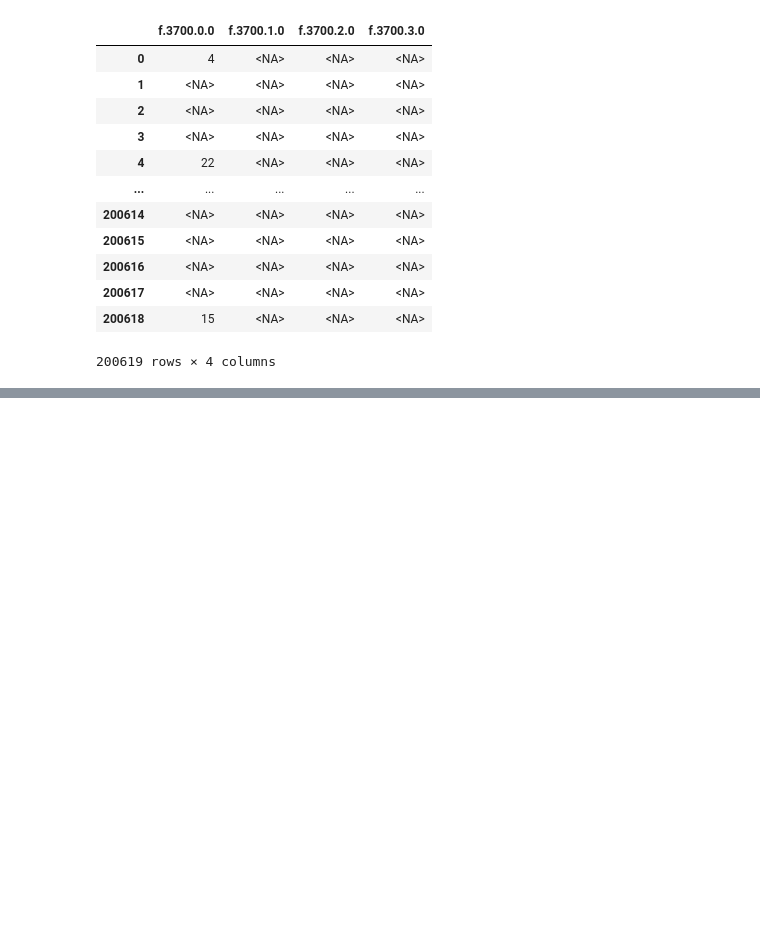
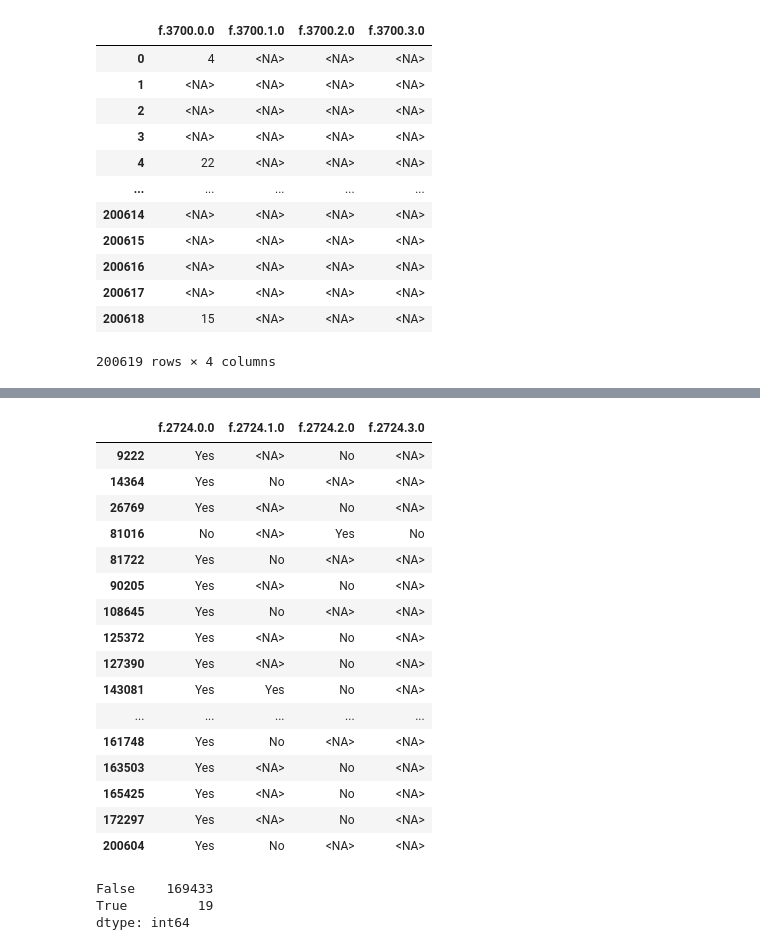
Before and after one commit to statgenetics/UKBB_GWAS_dev, a Jupyter notebook: workflow/051822_ARHI_sex_interaction.ipynb, the cells around one changed output, grey strips where cells are left out. Drawn from its saved outputs; the diff is of its cells as text; code cells hidden in the pictures; blank space fills up the shorter version.

```diff
--- a/workflow/051822_ARHI_sex_interaction.ipynb
+++ b/workflow/051822_ARHI_sex_interaction.ipynb
@@ -1069,0 +1398,10 @@ df[time_last_menstrual]
+# %%
+## Define the sex
+### male is denoted a 0, female as 1
+def find_sex(row):
+    if row["f.31.0.0"] == "Male":
+        return 0
+    return 1
+
+filtered["sex"] = filtered[["f.31.0.0"]].apply(find_sex, axis=1)
+filtered["sex"].value_counts(dropna=False)
@@ -1069,0 +1435,5 @@ df[time_last_menstrual]
+# %%
+tmp = filtered[had_menopause].iloc[1,:].to_list()
+tmp.reverse()
+for i in tmp:
+    if
@@ -1069,0 +1442,15 @@ df[time_last_menstrual]
+# %%
+answers = {"No":0, "Yes":1}
+
+# if the answers we have are not sorted in the order that they're in the list, then that individual is inconsistent
+def find_inconsistencies_had_menopause(row):
+    ans = [answers[i] for i in row if i in answers.keys()]
+    return sorted(ans) != ans
+def find_had_menopause(row):
+    ans = [answers[i] for i in row if i in answers.keys()]
+    if len(ans) >= 2:
+        return ans[-1]
+    return pd.NA
+# %%
+filtered["f2724"] = filtered[had_menopause].apply(find_had_menopause, axis=1)
+filtered["f2724"].value_counts(dropna=False)
@@ -1069,0 +1467,27 @@ df[time_last_menstrual]
+# %%
+inconsistencies = filtered[had_menopause].apply(find_inconsistencies_had_menopause, axis=1)
+filtered.loc[inconsistencies,had_menopause]
+# %% [output]
+|  | f.2724.0.0 | f.2724.1.0 | f.2724.2.0 | f.2724.3.0 |
+| 9222 | Yes | <NA> | No | <NA> |
+| 14364 | Yes | No | <NA> | <NA> |
+| 26769 | Yes | <NA> | No | <NA> |
+| 81016 | No | <NA> | Yes | No |
+| 81722 | Yes | No | <NA> | <NA> |
+| 90205 | Yes | <NA> | No | <NA> |
+| 108645 | Yes | No | <NA> | <NA> |
+| 125372 | Yes | <NA> | No | <NA> |
+| 127390 | Yes | <NA> | No | <NA> |
+| 143081 | Yes | Yes | No | <NA> |
+| ... | ... | ... | ... | ... |
+| 161748 | Yes | No | <NA> | <NA> |
+| 163503 | Yes | <NA> | No | <NA> |
+| 165425 | Yes | <NA> | No | <NA> |
+| 172297 | Yes | <NA> | No | <NA> |
+| 200604 | Yes | No | <NA> | <NA> |
+# %%
+inconsistencies.value_counts(dropna=False)
+# %% [output]
+False    169433
+True         19
+dtype: int64
```
Also changed, not shown: parts of 30 cells of this notebook.
